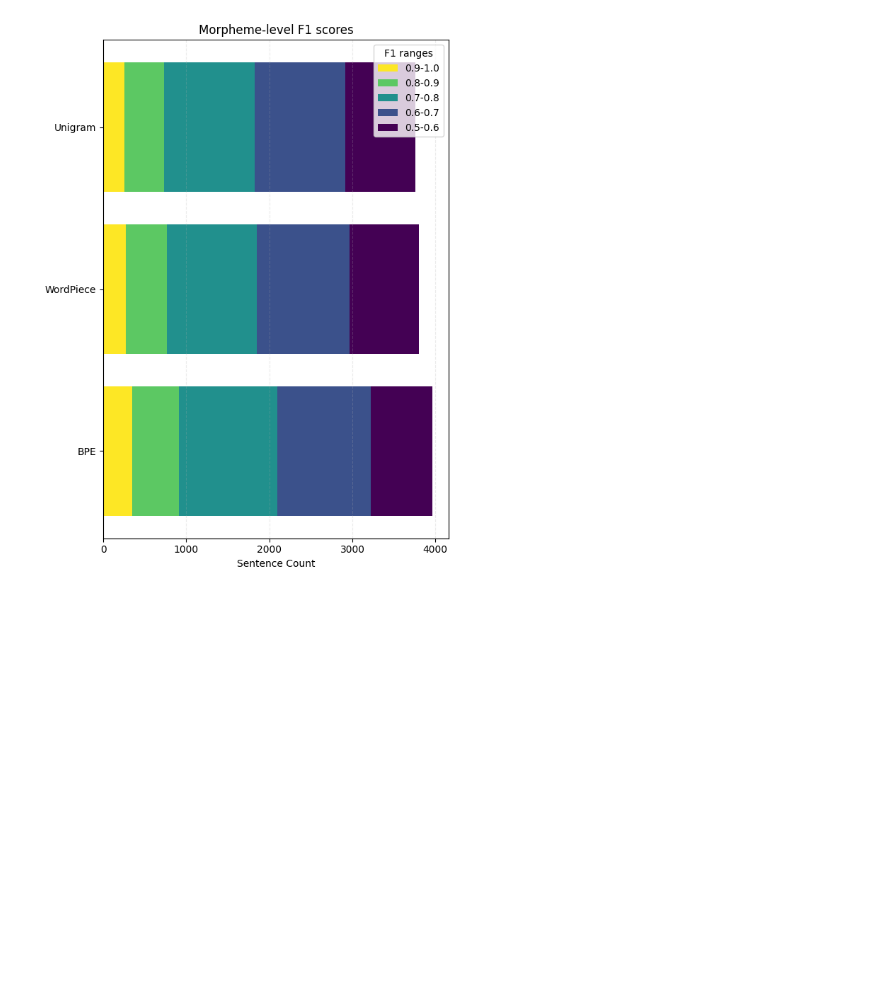
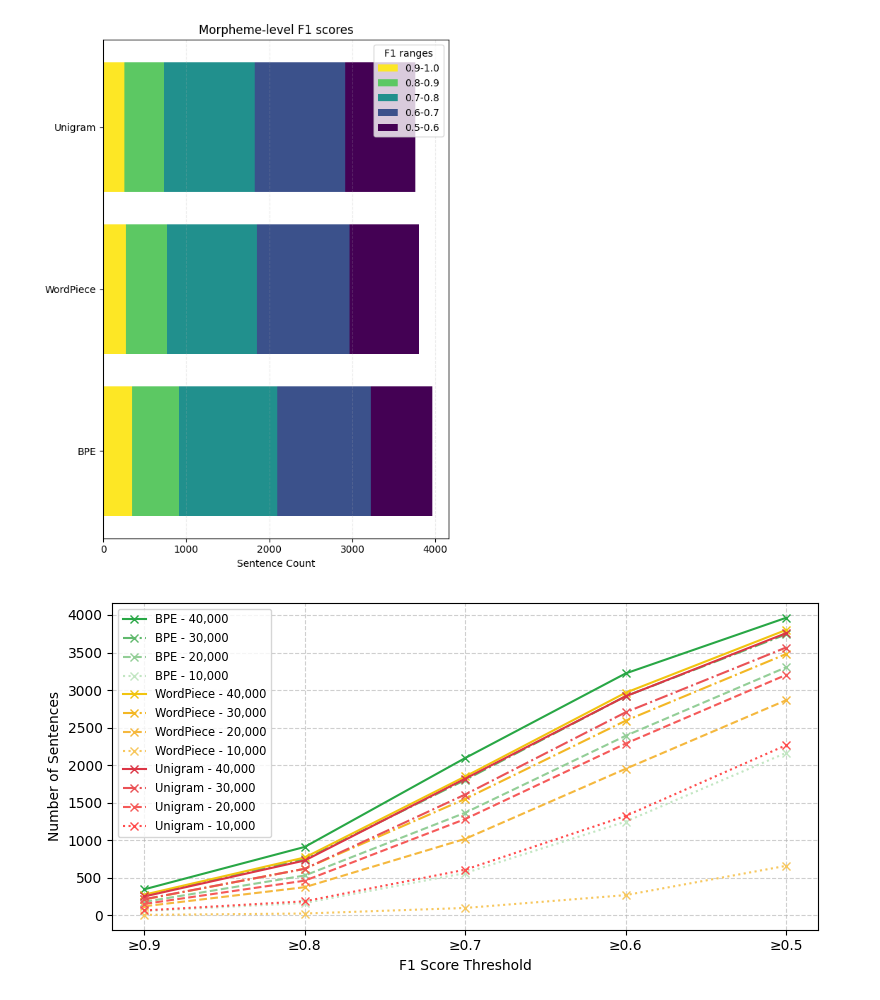
Before and after one commit to ah140797/NLP-project, a Jupyter notebook: jupyter-notebook/make_figs_main.ipynb, the cells around one changed output. Drawn from its saved outputs; the diff is of its cells as text; code cells hidden in the pictures; blank space fills up the shorter version.

Commit message:
update(figures/jupyter-notebook): updated figures and the notebook

```diff
--- a/jupyter-notebook/make_figs_main.ipynb
+++ b/jupyter-notebook/make_figs_main.ipynb
@@ -87,7 +102,7 @@ for dataset_name in EVAL_DATASETS:
     fig, axes = plt.subplots(1, 3, figsize=(12, 4))
     axes = axes.flatten()
     for i, model_name in enumerate(TOKENIZER_MODELS):
-        results_parity_path = os.path.join(results_path, f'tr_{model_name}_vs40000/parity_{dataset_name}.json')
+        results_parity_path = os.path.join(RESULTS_PATH, f'tr_{model_name}_vs40000/parity_{dataset_name}.json')
         with open(results_parity_path) as f:
             results_dict = json.load(f)
 
@@ -127,7 +142,7 @@ for dataset_name in EVAL_DATASETS:
 
     plt.tight_layout()
     # Save the figure as an SVG file
-    plt.savefig(f'../figures/parity_{dataset_name}.svg')
+    #plt.savefig(f'../figures/parity_{dataset_name}.svg')
 
     plt.show()
 # %% [output]
@@ -187,7 +202,7 @@ for dataset_name in EVAL_DATASETS:
     print('================================')
     plt.figure(figsize=(12, 6))
     for i, (language, model_name) in enumerate(color_dict.keys()):
-        results_productivity_path = os.path.join(results_path, f'{language}_{model_name}_vs40000/productivity_{dataset_name}.json')
+        results_productivity_path = os.path.join(RESULTS_PATH, f'{language}_{model_name}_vs40000/productivity_{dataset_name}.json')
         with open(results_productivity_path) as f:
             results_dict = json.load(f)
 
@@ -208,7 +223,7 @@ for dataset_name in EVAL_DATASETS:
     plt.tight_layout()
 
     # Save the figure as an SVG file
-    plt.savefig(f'../figures/productivity_rank_{dataset_name}.svg')
+    #plt.savefig(f'../figures/productivity_rank_{dataset_name}.svg')
     plt.show()
 # %% [output]
 ================================
@@ -232,7 +247,7 @@ for dataset_name in EVAL_DATASETS:
 
     for i, (language, model_name) in enumerate(color_dict.keys()):
         for vocab_size in VOCAB_SIZES:
-            results_productivity_path = os.path.join(results_path, f'{language}_{model_name}_vs{vocab_size}/productivity_{dataset_name}.json')
+            results_productivity_path = os.path.join(RESULTS_PATH, f'{language}_{model_name}_vs{vocab_size}/productivity_{dataset_name}.json')
             with open(results_productivity_path) as f:
                 results_dict = json.load(f)
 
@@ -292,7 +307,7 @@ for dataset_name in EVAL_DATASETS:
 
     for i, (language, model_name) in enumerate(color_dict.keys()):
         for vocab_size in VOCAB_SIZES:
-            results_bpc_path = os.path.join(results_path, f'{language}_{model_name}_vs{vocab_size}/bpc_{dataset_name}.json')
+            results_bpc_path = os.path.join(RESULTS_PATH, f'{language}_{model_name}_vs{vocab_size}/bpc_{dataset_name}.json')
             with open(results_bpc_path) as f:
                 results_dict = json.load(f)
 
@@ -546,0 +559,43 @@ F1 < 0.5: 3757
+# %%
+# Define the colors for each tokenizer
+green_gradient = get_color_gradient("#28a745", "#66b366", "#99cc99", "#c2e6c2", 4)
+yellow_gradient = get_color_gradient("#f1c40f", "#f39c12", "#f5b042", "#f7c75d", 4)
+red_gradient = get_color_gradient("#dc3545", "#e57373", "#ff6f61", "#ff4c4c", 4)
+tokenizer_colors = green_gradient + yellow_gradient +  red_gradient
+
+fig, ax = plt.subplots(figsize=(8, 4))
+
+c_i=0
+for tokenizer, scores_per_vocab in tokenizer_f1_scores.items():
+
+    for vocab_size in VOCAB_SIZES[::-1]:
+
+        label = f"{tokenizer} - {vocab_size:,}"
+
+        f1_scores = scores_per_vocab[vocab_size]
+
+        line_style = TOKENIZER_STYLES[tokenizer][vocab_size]["line_style"]
+
+        line_marker = TOKENIZER_STYLES[tokenizer][vocab_size]["marker"]
+
+        line_color = tokenizer_colors[c_i]
+
+        ax.plot(
+            F1_TICK_LABELS, f1_scores, label=label,
+            marker=line_marker, linestyle=line_style, color=line_color, alpha=1
+        )
+        c_i+=1
+
+ax.set_xlabel('F1 Score Threshold', fontsize=10)
+ax.set_ylabel('Number of Sentences', fontsize=10)
+ax.legend(
+    fontsize=8.3,
+    loc='upper left',
+)
+ax.grid(True, linestyle='--', alpha=0.6)
+
+plt.tight_layout()
+plt.savefig(f'../figures/turkish_f1_morpheme_results.svg')
+plt.show()
+# %% [output]
+[figure, added]
```
Also changed, not shown: parts of 8 cells of this notebook, 11 other files.
